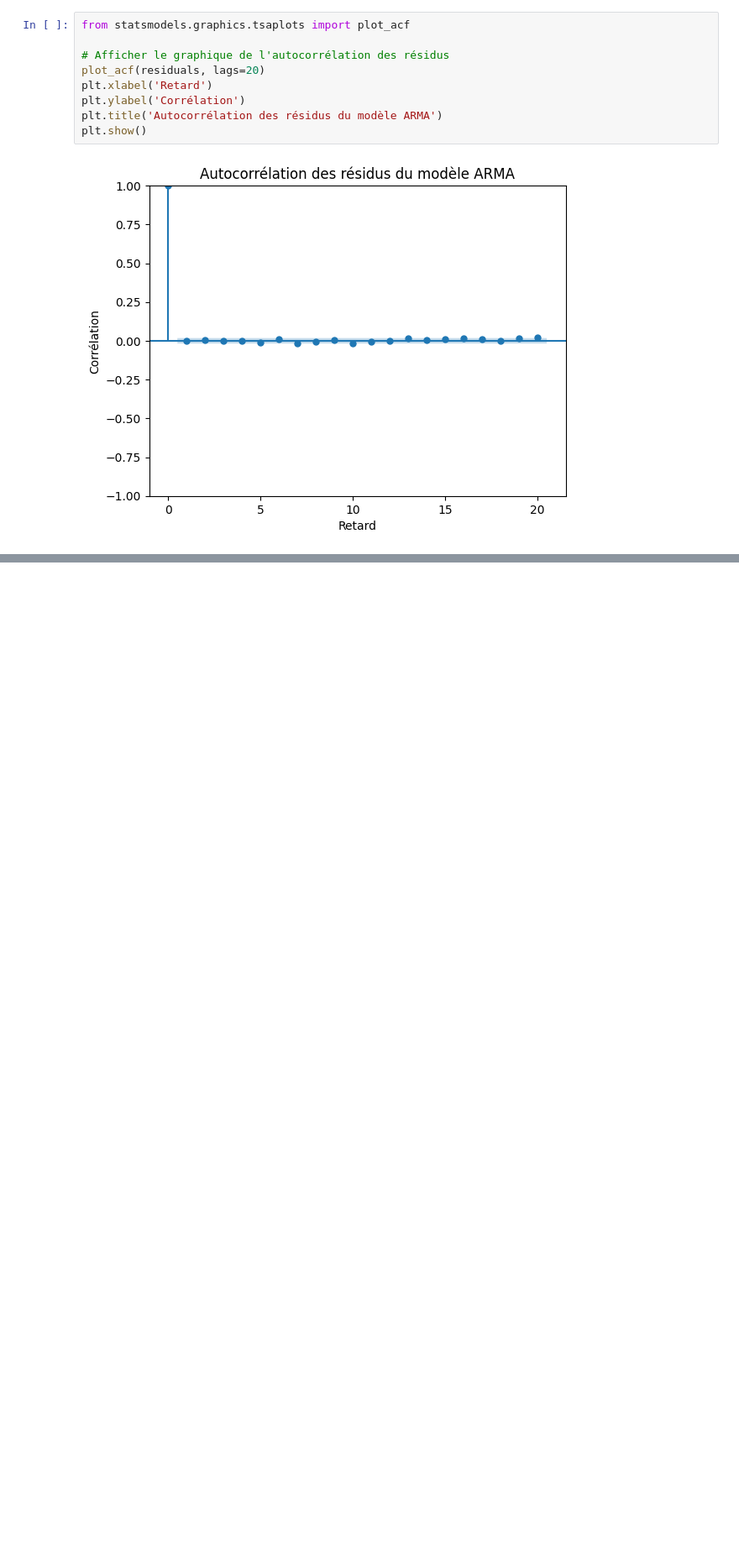
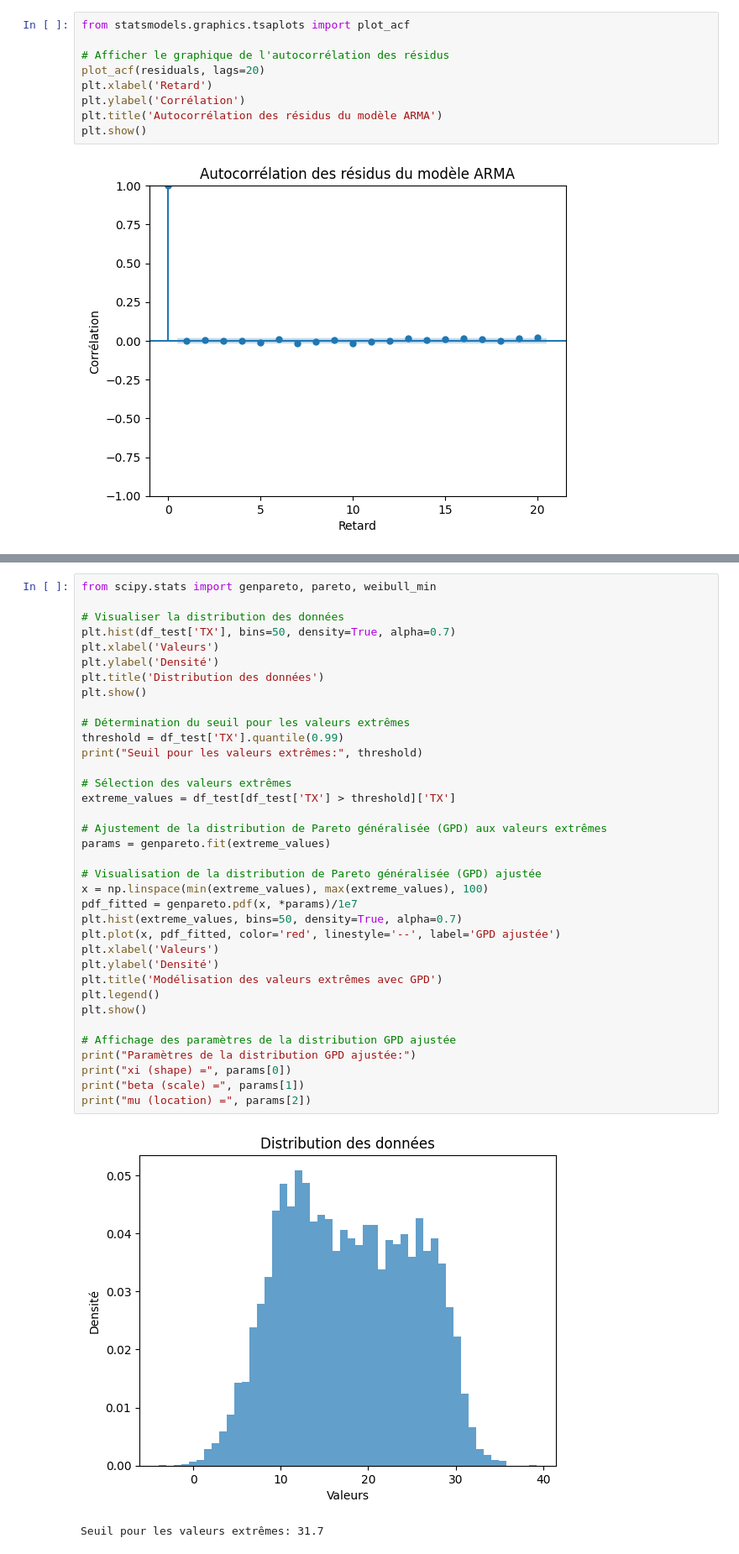
Before and after one commit to PoloX2021/Rosembaum, a Jupyter notebook: models.ipynb, the cells around one changed output, grey strips where cells are left out. Shown: that part at 84% size. Cells and saved outputs as stored; diff of their text form; blank space fills up the shorter version.

Commit message:
Trying some things for extreme values

```diff
--- a/models.ipynb
+++ b/models.ipynb
@@ -214,0 +217,39 @@ plt.show()
+# %%
+from scipy.stats import genpareto, pareto, weibull_min
+
+# Visualiser la distribution des données
+plt.hist(df_test['TX'], bins=50, density=True, alpha=0.7)
+plt.xlabel('Valeurs')
+plt.ylabel('Densité')
+plt.title('Distribution des données')
+plt.show()
+
+# Détermination du seuil pour les valeurs extrêmes
+threshold = df_test['TX'].quantile(0.99)
+print("Seuil pour les valeurs extrêmes:", threshold)
+
+# Sélection des valeurs extrêmes
+extreme_values = df_test[df_test['TX'] > threshold]['TX']
+
+# Ajustement de la distribution de Pareto généralisée (GPD) aux valeurs extrêmes
+params = genpareto.fit(extreme_values)
+
+# Visualisation de la distribution de Pareto généralisée (GPD) ajustée
+x = np.linspace(min(extreme_values), max(extreme_values), 100)
+pdf_fitted = genpareto.pdf(x, *params)/1e7
+plt.hist(extreme_values, bins=50, density=True, alpha=0.7)
+plt.plot(x, pdf_fitted, color='red', linestyle='--', label='GPD ajustée')
+plt.xlabel('Valeurs')
+plt.ylabel('Densité')
+plt.title('Modélisation des valeurs extrêmes avec GPD')
+plt.legend()
+plt.show()
+
+# Affichage des paramètres de la distribution GPD ajustée
+print("Paramètres de la distribution GPD ajustée:")
+print("xi (shape) =", params[0])
+print("beta (scale) =", params[1])
+print("mu (location) =", params[2])
+# %% [output]
+[figure, added]
+Seuil pour les valeurs extrêmes: 31.7
```
Also changed, not shown: parts of 7 cells of this notebook.
